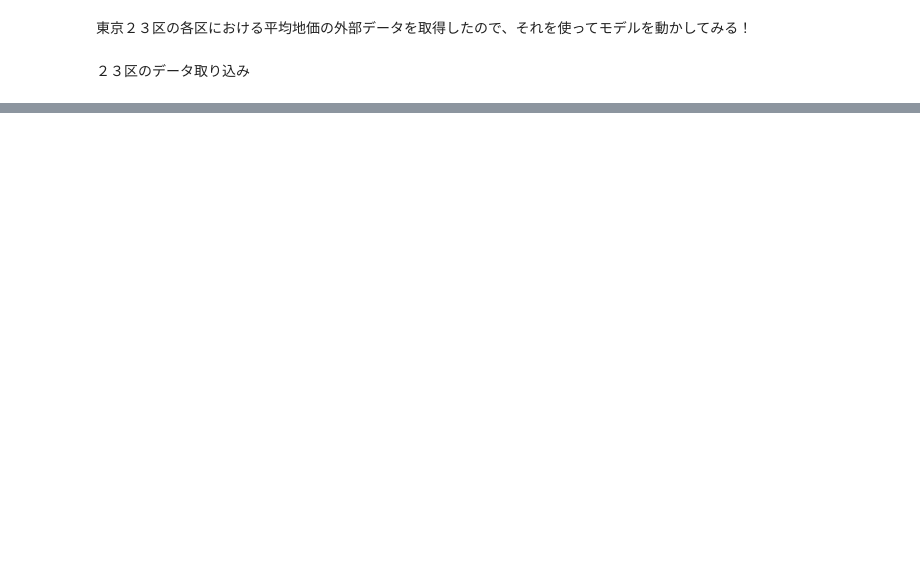
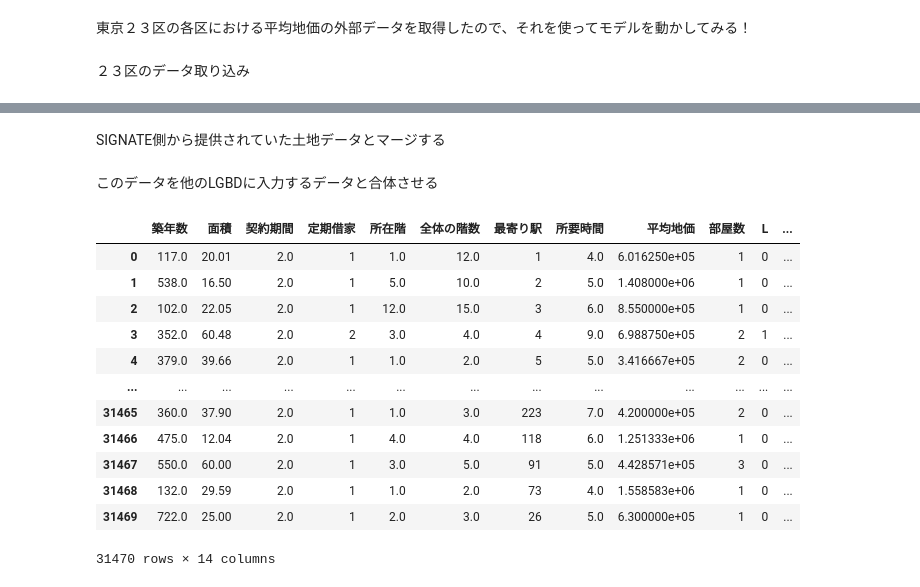
Before and after one commit to kyotoman-koshida/mynabi, a Jupyter notebook: notebooks/20220913.ipynb, the cells around one changed output, grey strips where cells are left out. Saved outputs shown, nothing was run; the diff lists cells and outputs as text; code cells hidden in the pictures; blank space fills up the shorter version.

```diff
--- a/notebooks/20220913.ipynb
+++ b/notebooks/20220913.ipynb
@@ -59,0 +75,2 @@ df_23wards.columns = [['区町名', '平均地価']]
+# %% [markdown]
+SIGNATE側から提供されていた土地データとマージする
@@ -59,0 +82,16 @@ df_23wards.columns = [['区町名', '平均地価']]
+# %%
+address_aveprice = pd.merge(addresses, df_23wards, left_on='所在地', right_on='0', how='left')
+address_aveprice = address_aveprice[['所在地', '1']]
+address_aveprice.columns = [['区町名', '平均地価']]
+# %% [markdown]
+このデータを他のLGBDに入力するデータと合体させる
+# %%
+df = pd.read_csv('../data/outer_data/train.csv')
+dummy_address_aveprice = address_aveprice['平均地価']
+land_aveprice = dummy_address_aveprice.iloc[:len(df),:]
+test_land_aveprice = dummy_address_aveprice.iloc[len(df):,:]
+land_aveprice.to_csv('../data/handmade_data/land_aveprice.csv')
+test_land_aveprice.to_csv('../data/test_data/test_land_aveprice.csv')
+# %%
+land_aveprice.columns = ['平均地価']
+test_land_aveprice.columns = ['平均地価']
@@ -59,0 +152,21 @@ df_23wards.columns = [['区町名', '平均地価']]
+# %%
+X_train = pd.concat([house_age, area_size, contract_span2, reg_rent, floor_scores2, Floor_scores2, stations, minits, land_aveprice, room_arrange[["部屋数","L","D","K","S"]]], axis=1)
+y_train = rent
+X_test = pd.concat([test_house_age, test_area_size, test_contract_span2, test_reg_rent, test_floor_scores2, test_Floor_scores2, test_stations, test_minits, test_land_aveprice, test_room_arrange[["部屋数","L","D","K","S"]]], axis=1)
+category_lists = ['定期借家','最寄り駅', 'L', 'D','K','S']
+# %%
+X_train
+# %% [output]
+|  | 築年数 | 面積 | 契約期間 | 定期借家 | 所在階 | 全体の階数 | 最寄り駅 | 所要時間 | 平均地価 | 部屋数 | L | ... |
+| 0 | 117.0 | 20.01 | 2.0 | 1 | 1.0 | 12.0 | 1 | 4.0 | 6.016250e+05 | 1 | 0 | ... |
+| 1 | 538.0 | 16.50 | 2.0 | 1 | 5.0 | 10.0 | 2 | 5.0 | 1.408000e+06 | 1 | 0 | ... |
+| 2 | 102.0 | 22.05 | 2.0 | 1 | 12.0 | 15.0 | 3 | 6.0 | 8.550000e+05 | 1 | 0 | ... |
+| 3 | 352.0 | 60.48 | 2.0 | 2 | 3.0 | 4.0 | 4 | 9.0 | 6.988750e+05 | 2 | 1 | ... |
+| 4 | 379.0 | 39.66 | 2.0 | 1 | 1.0 | 2.0 | 5 | 5.0 | 3.416667e+05 | 2 | 0 | ... |
+| ... | ... | ... | ... | ... | ... | ... | ... | ... | ... | ... | ... | ... |
+| 31465 | 360.0 | 37.90 | 2.0 | 1 | 1.0 | 3.0 | 223 | 7.0 | 4.200000e+05 | 2 | 0 | ... |
+| 31466 | 475.0 | 12.04 | 2.0 | 1 | 4.0 | 4.0 | 118 | 6.0 | 1.251333e+06 | 1 | 0 | ... |
+| 31467 | 550.0 | 60.00 | 2.0 | 1 | 3.0 | 5.0 | 91 | 5.0 | 4.428571e+05 | 3 | 0 | ... |
+| 31468 | 132.0 | 29.59 | 2.0 | 1 | 1.0 | 2.0 | 73 | 4.0 | 1.558583e+06 | 1 | 0 | ... |
+| 31469 | 722.0 | 25.00 | 2.0 | 1 | 2.0 | 3.0 | 26 | 5.0 | 6.300000e+05 | 1 | 0 | ... |
+31470 rows × 14 columns
```
Also changed, not shown: parts of 14 cells of this notebook, 3 other files.
